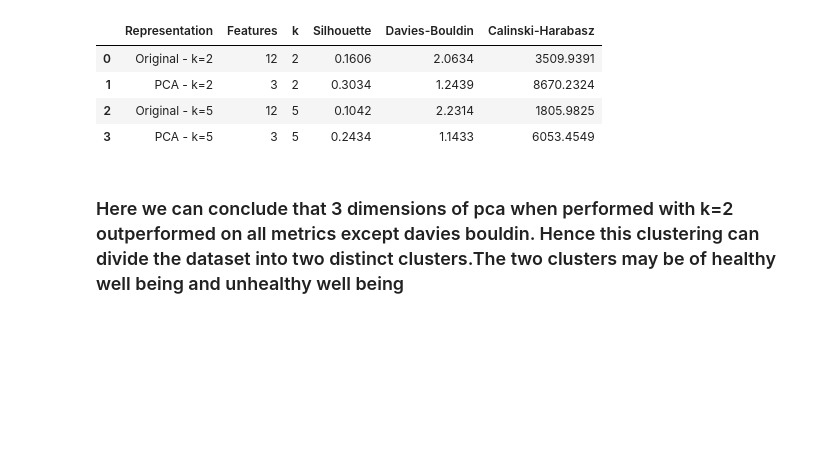
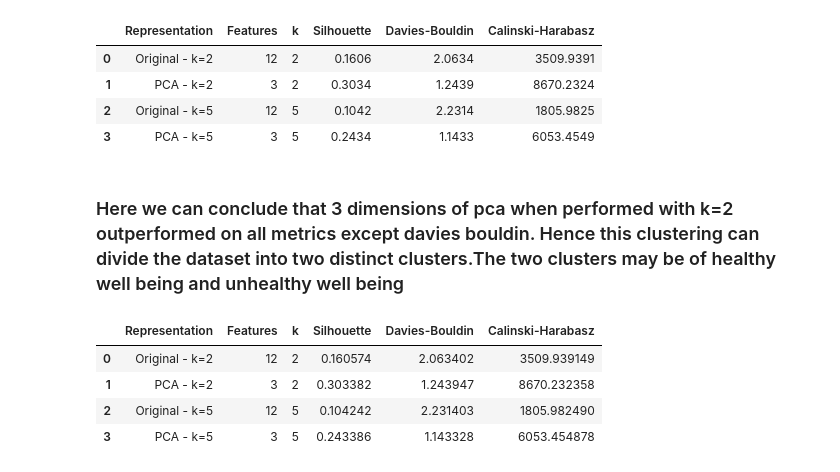
Before and after one commit to Adityaa-KC/Analyzing-the-Impact-of-Eating-Habits-and-Sedentary-Lifestyle-on-Health-Risk-Patterns, a Jupyter notebook: New Structured directory/clustering.ipynb, the cells around one changed output. Saved outputs shown, nothing was run; the diff lists cells and outputs as text; code cells hidden in the pictures; blank space fills up the shorter version.

```diff
--- a/New Structured directory/clustering.ipynb
+++ b/New Structured directory/clustering.ipynb
@@ -792,3 +792,11 @@ display(final_comparison.round(4))
 | 3 | PCA - k=5 | 3 | 5 | 0.2434 | 1.1433 | 6053.4549 |
 # %% [markdown]
 <h3>Here we can conclude that 3 dimensions of pca when performed with k=2 outperformed on all metrics except davies bouldin. Hence this clustering can divide the dataset into two distinct clusters.The two clusters may be of healthy well being and unhealthy well being</h3>
+# %%
+final_comparison
+# %% [output]
+|  | Representation | Features | k | Silhouette | Davies-Bouldin | Calinski-Harabasz |
+| 0 | Original - k=2 | 12 | 2 | 0.160574 | 2.063402 | 3509.939149 |
+| 1 | PCA - k=2 | 3 | 2 | 0.303382 | 1.243947 | 8670.232358 |
+| 2 | Original - k=5 | 12 | 5 | 0.104242 | 2.231403 | 1805.982490 |
+| 3 | PCA - k=5 | 3 | 5 | 0.243386 | 1.143328 | 6053.454878 |
```
